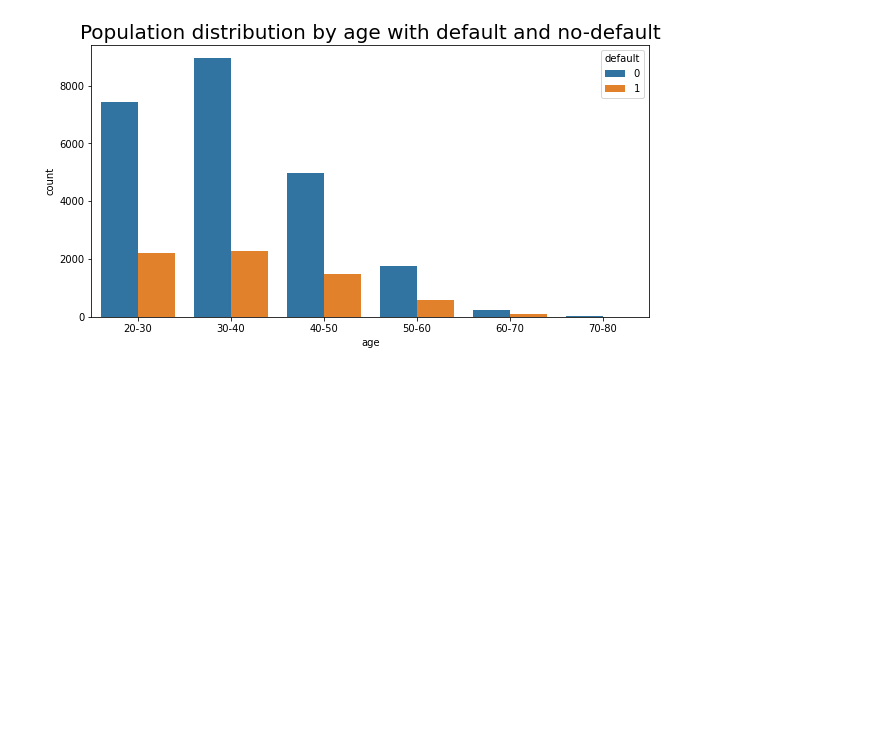
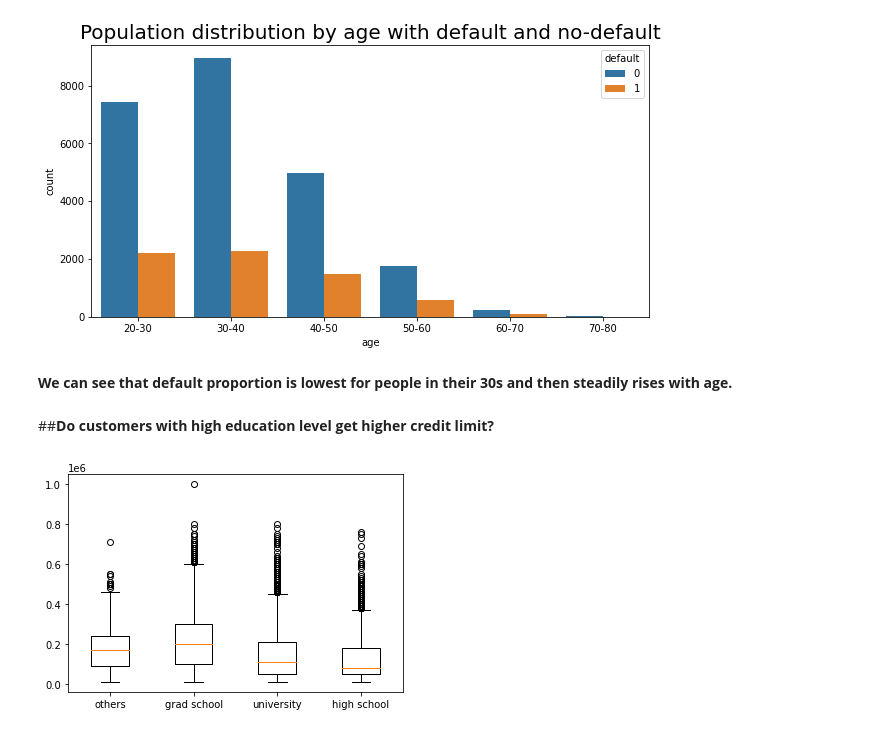
Before and after one commit to iamNirmeshGupta/Credit-Card-Default-Prediction, a Jupyter notebook: Credit_Card_Default_Prediction_Nirmesh_Gupta_Individual_Notebook.ipynb, the cells around one changed output. Saved outputs shown, nothing was run; the diff lists cells and outputs as text; code cells hidden in the pictures; blank space fills up the shorter version.

```diff
--- a/Credit_Card_Default_Prediction_Nirmesh_Gupta_Individual_Notebook.ipynb
+++ b/Credit_Card_Default_Prediction_Nirmesh_Gupta_Individual_Notebook.ipynb
@@ -534,3 +534,22 @@ age_ = compare_default_across_features(df1, 'age', {})
 | Default proportion | 0.228426 | 0.202527 | 0.229734 | 0.248612 | 0.283439 | 0.28 | 0.2212 |
 | All | 1.000000 | 1.000000 | 1.000000 | 1.000000 | 1.000000 | 1.00 | 1.0000 |
 [figure]
+# %% [markdown]
+**We can see that default proportion is lowest for people in their 30s and then steadily rises with age.**
+# %% [markdown]
+##**Do customers with high education level get higher credit limit?**
+# %%
+# Use boxplot to visualize credit limit grouped by education level
+
+data = []
+for i in [0,1,2,3]:
+    temp = df1.loc[df1.education == i, "limit_bal"]
+    data.append(temp)
+
+fig, ax = plt.subplots()
+ax.boxplot(data)
+ax.set_xticklabels(["others","grad school", "university", "high school"])
+
+plt.show()
+# %% [output]
+[figure, added]
```
Also changed, not shown: parts of 24 cells of this notebook.
